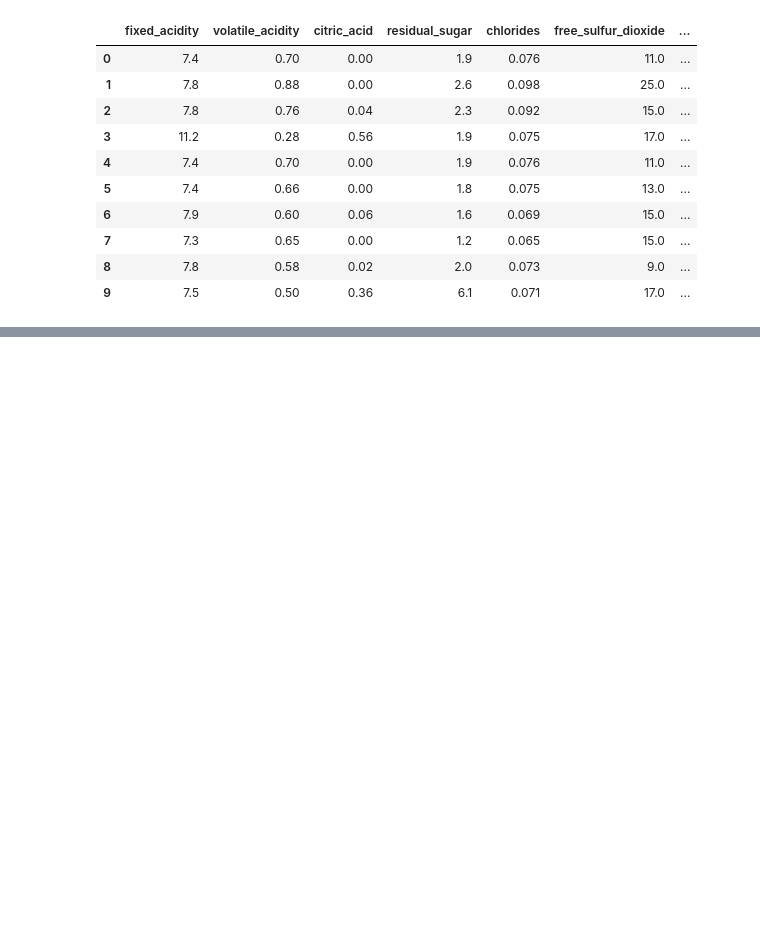
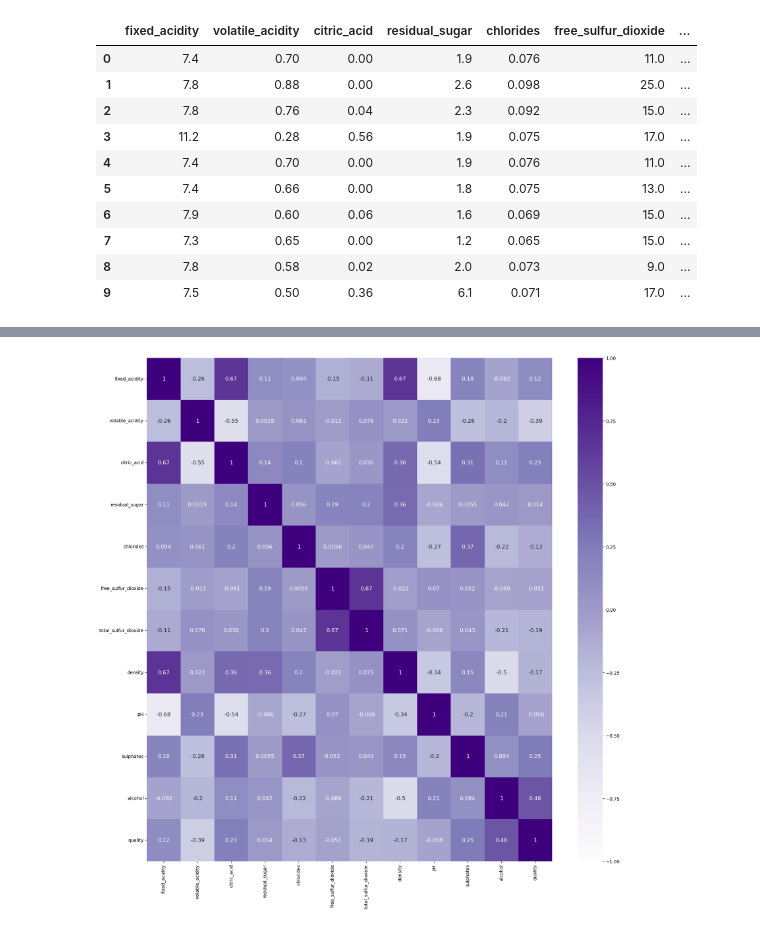
Before and after one commit to katybyte3000/Academy_Excercises, a Jupyter notebook: Project_02/sprint02/projekt02_sprint01-Dataexploration_Correlations.ipynb, the cells around one changed output, grey strips where cells are left out. Saved outputs shown, nothing was run; the diff lists cells and outputs as text; code cells hidden in the pictures; blank space fills up the shorter version.

```diff
--- a/Project_02/sprint02/projekt02_sprint01-Dataexploration_Correlations.ipynb
+++ b/Project_02/sprint02/projekt02_sprint01-Dataexploration_Correlations.ipynb
@@ -171,0 +181,16 @@ plt.show()
+# %%
+heatwine = pd.DataFrame(red_wine)
+
+# Berechne die Korrelation nur für diese ausgewählten Spalten
+korrelation = heatwine.corr()
+
+# Erstelle die Heatmap
+fig, ax=plt.subplots(figsize=(20,20))
+sns.heatmap(korrelation, cmap='Purples', annot=True, vmax=1,vmin=-1, annot_kws={'fontsize':12})
+
+
+# Zeige die Heatmap an
+
+plt.show()
+# %% [output]
+[figure, added]
```
Also changed, not shown: parts of 23 cells of this notebook, 6 other files.
